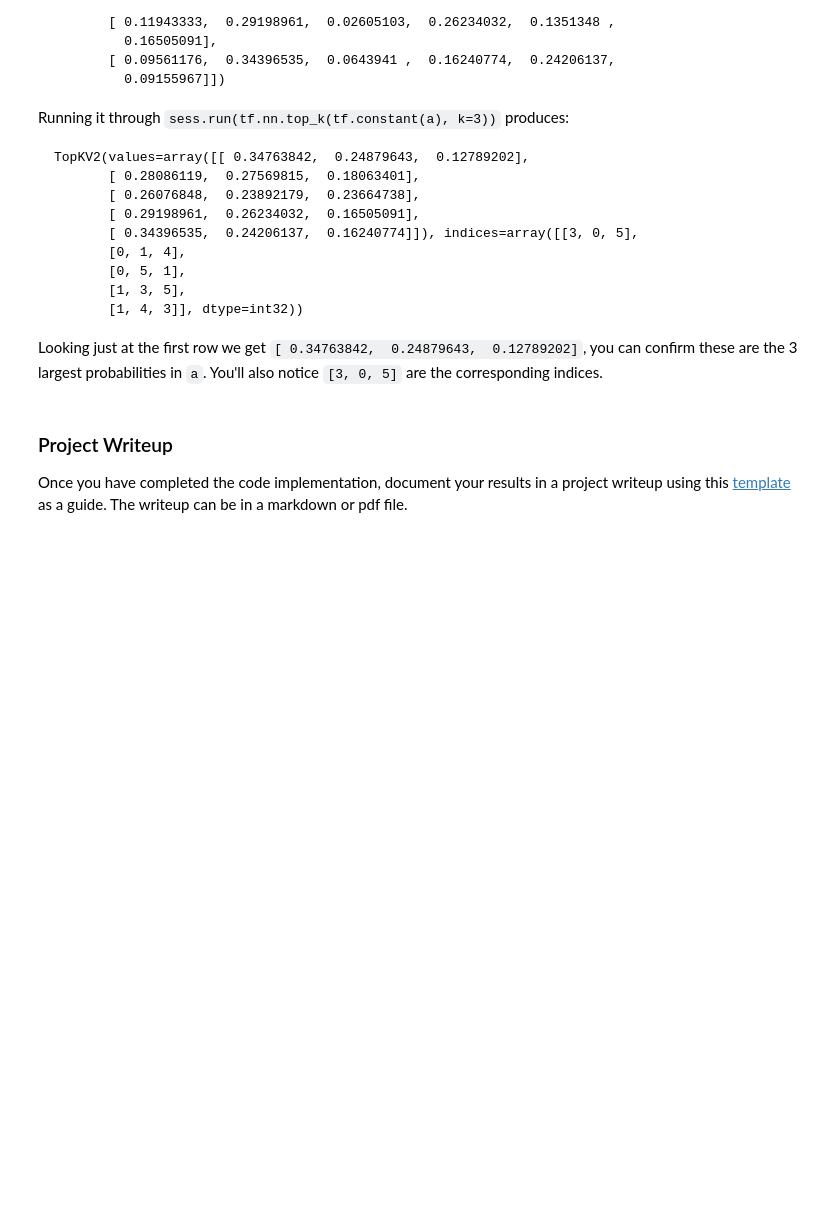
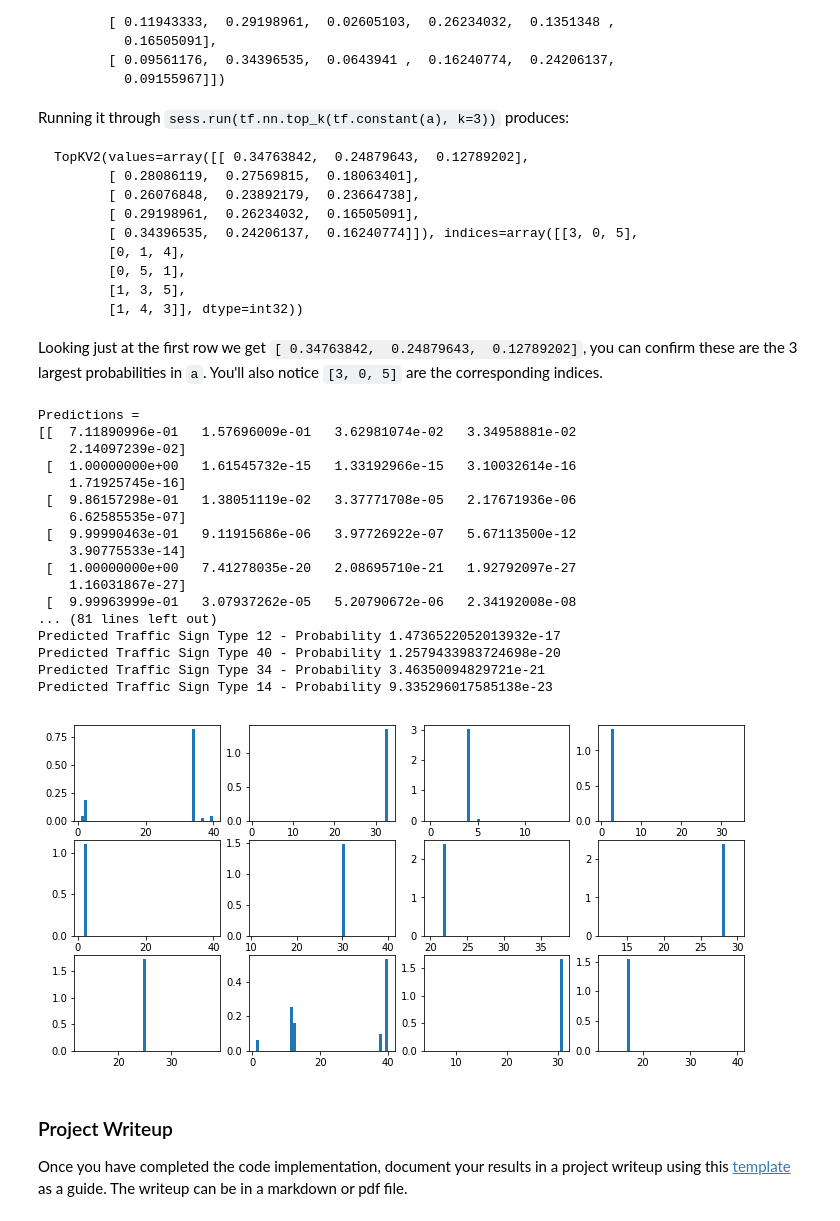
Before and after one commit to beylul/CarND-Traffic-Sign-Classifier-Project, a Jupyter notebook: Traffic_Sign_Classifier.ipynb, the cells around one changed output. Saved outputs shown, nothing was run; the diff lists cells and outputs as text; code cells hidden in the pictures; blank space fills up the shorter version.

Commit message:
Add new print function for topk segment

```diff
--- a/Traffic_Sign_Classifier.ipynb
+++ b/Traffic_Sign_Classifier.ipynb
@@ -318,7 +337,7 @@ sets imply underfitting. A high accuracy on the training set but low accuracy on
 
 from sklearn.utils import shuffle
 
-EPOCHS = 200
+EPOCHS = 20
 BATCH_SIZE = 128
 LEARN_RATE = 0.0025
 DROPOUT_PROB = 0.5
@@ -477,21 +528,45 @@ Looking just at the first row we get `[ 0.34763842,  0.24879643,  0.12789202]`,
 # %%
 ### Print out the top five softmax probabilities for the predictions on the German traffic sign images found on the web.
 ### Feel free to use as many code cells as needed.
 
 with tf.Session() as sess:
     saver.restore(sess, tf.train.latest_checkpoint(os.path.join(CHECKPOINT_OUTPUT)))
 
     predictions = predict_topk(imgs, k=5)
     #test_accuracy = evaluate(imgs, labels)
     print("Predictions = \n{}".format(predictions.values))
 
     #fig, axes = plt.subplots(3, 4, figsize=(12, 6))
     #for ax, vals in zip(axes.flat, predictions.values):
     #    ax.bar(range(len(vals)), vals)
 
     fig, axes = plt.subplots(3, 4, figsize=(12, 6))
     for ax, indxs, vals in zip(axes.flat, predictions.indices, predictions.values):
         ax.hist(indxs, bins=n_classes, normed=True, weights=vals)
+
+    for i,(indxs, vals) in enumerate(zip(predictions.indices, predictions.values)):
+        print("Image {}: Correct Traffic Sign Type {}".format(i+1,labels[i]))
+        for indx, val in zip(indxs, vals):
+            print("Predicted Traffic Sign Type {} - Probability {}".format(indx,val))
+# %% [output]
+Predictions =
+[[  7.11890996e-01   1.57696009e-01   3.62981074e-02   3.34958881e-02
+    2.14097239e-02]
+ [  1.00000000e+00   1.61545732e-15   1.33192966e-15   3.10032614e-16
+    1.71925745e-16]
+ [  9.86157298e-01   1.38051119e-02   3.37771708e-05   2.17671936e-06
+    6.62585535e-07]
+ [  9.99990463e-01   9.11915686e-06   3.97726922e-07   5.67113500e-12
+    3.90775533e-14]
+ [  1.00000000e+00   7.41278035e-20   2.08695710e-21   1.92792097e-27
+    1.16031867e-27]
+ [  9.99963999e-01   3.07937262e-05   5.20790672e-06   2.34192008e-08
+... (81 lines left out)
+Predicted Traffic Sign Type 12 - Probability 1.4736522052013932e-17
+Predicted Traffic Sign Type 40 - Probability 1.2579433983724698e-20
+Predicted Traffic Sign Type 34 - Probability 3.46350094829721e-21
+Predicted Traffic Sign Type 14 - Probability 9.335296017585138e-23
+[figure, added]
 # %% [markdown]
 ### Project Writeup
 
```
Also changed, not shown: parts of 16 cells of this notebook.
